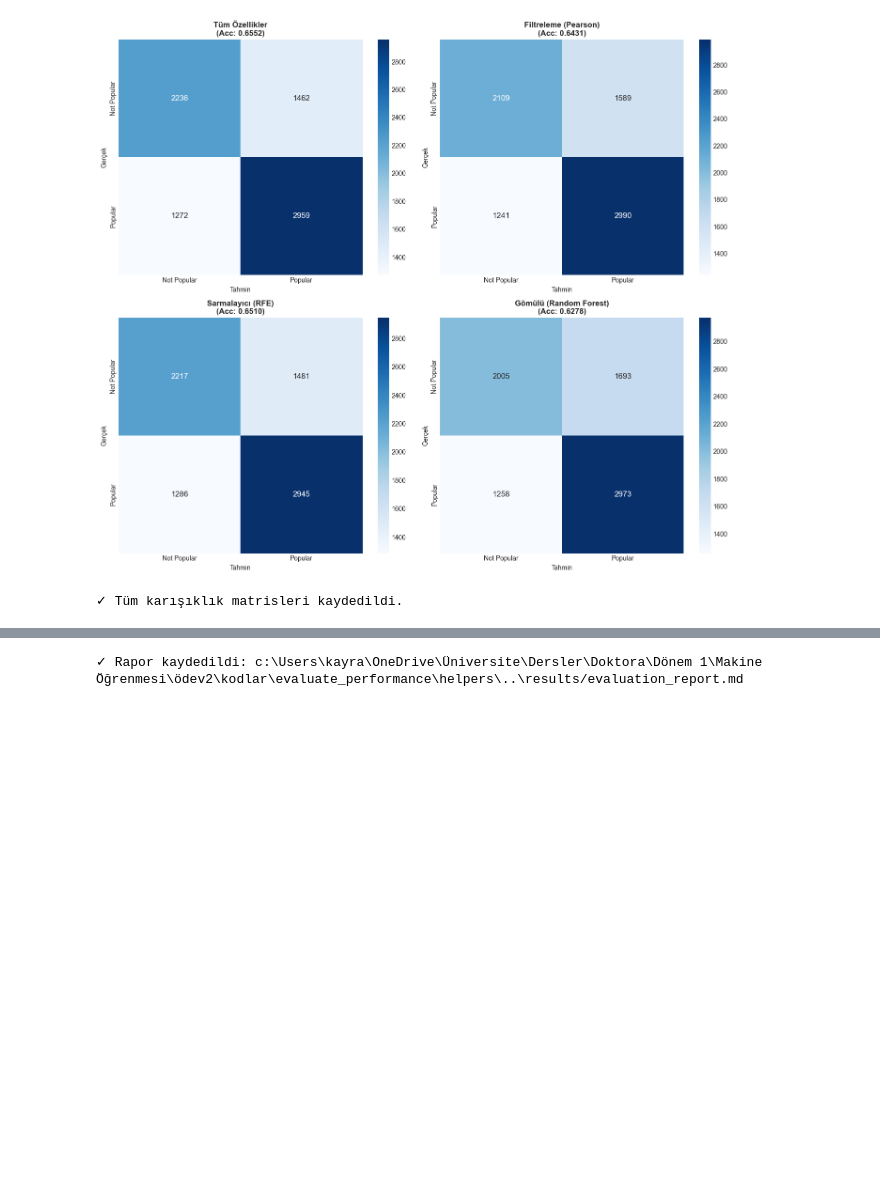
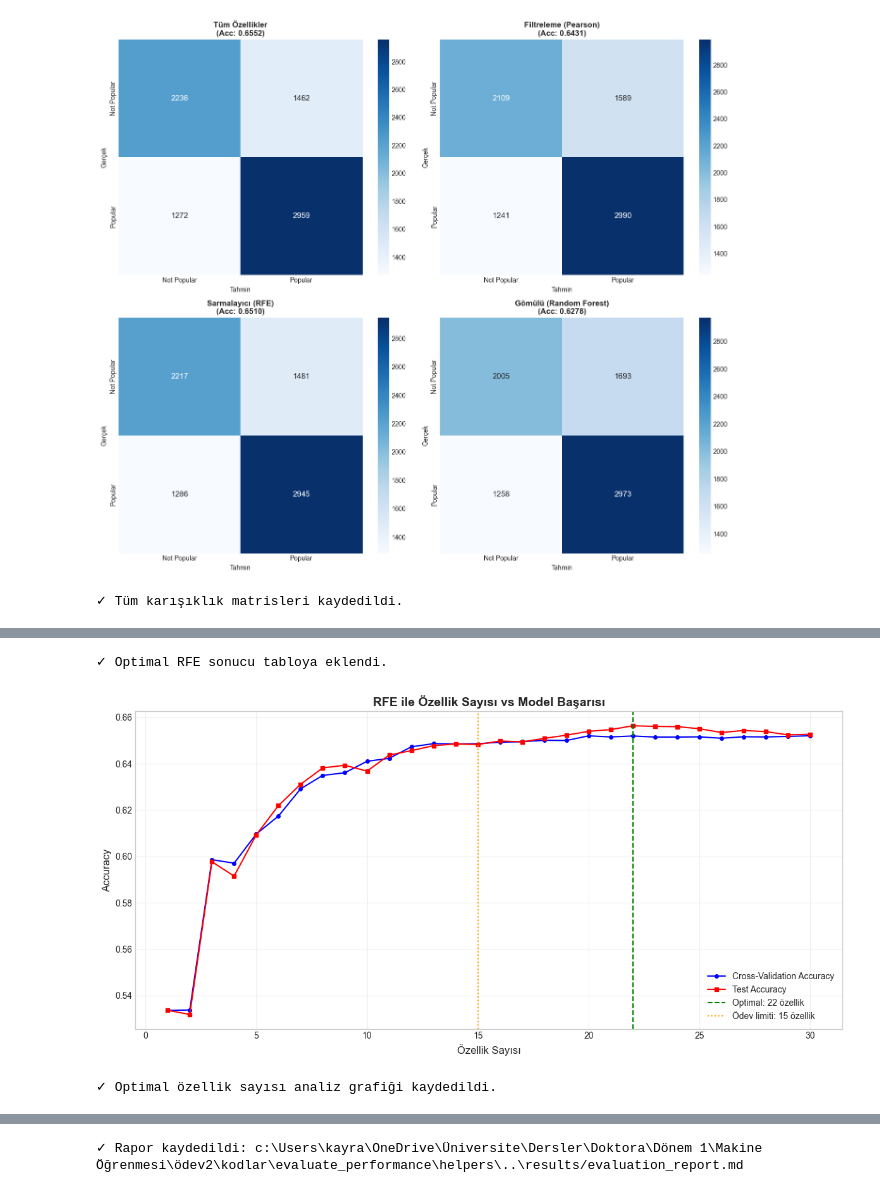
Before and after one commit to kaayra2000/logistic_regression_feature_selection, a Jupyter notebook: evaluate_performance/logistic_regression_evaluation.ipynb, the cells around one changed output, grey strips where cells are left out. Drawn from its saved outputs; the diff is of its cells as text; code cells hidden in the pictures; blank space fills up the shorter version.

```diff
--- a/evaluate_performance/logistic_regression_evaluation.ipynb
+++ b/evaluate_performance/logistic_regression_evaluation.ipynb
@@ -482,0 +591,17 @@ print(f"\n✓ Tüm karışıklık matrisleri kaydedildi.")
+# %%
+# En iyi özellik sayısını bul (test accuracy'ye göre)
+best_optimal = max(optimal_search_results, key=lambda x: x['test_accuracy'])
+optimal_n_features = best_optimal['n_features']
+optimal_test_accuracy = best_optimal['test_accuracy']
+optimal_cv_accuracy = best_optimal['cv_accuracy']
+optimal_features = best_optimal['selected_features']
+
+print("\n" + "=" * 70)
+print("🎯 OPTİMAL SONUÇ")
+print("=" * 70)
+print(f"\nEn iyi özellik sayısı: {optimal_n_features}")
+print(f"Cross-Validation Accuracy: {optimal_cv_accuracy:.4f}")
+print(f"Test Accuracy: {optimal_test_accuracy:.4f}")
+print(f"\nSeçilen özellikler:")
+for i, feat in enumerate(optimal_features, 1):
+    print(f"  {i}. {feat}")
@@ -482,0 +665,45 @@ print(f"\n✓ Tüm karışıklık matrisleri kaydedildi.")
+# %%
+# Optimal sonucu results'a ekle
+results['optimal_rfe'] = {
+    'name': f'RFE Optimal ({optimal_n_features} özellik)',
+    'feature_count': optimal_n_features,
+    'accuracy': optimal_metrics['accuracy'],
+    'f1_score': optimal_metrics['f1_score'],
+    'precision': optimal_metrics['precision'],
+    'recall': optimal_metrics['recall'],
+    'training_time': 0.0,  # Placeholder
+    'C': 1.0,
+    'y_pred': y_pred_optimal,
+    'y_test': y_test_full
+}
+
+print("✓ Optimal RFE sonucu tabloya eklendi.")
+# %% [output]
+✓ Optimal RFE sonucu tabloya eklendi.
+# %%
+# Özellik sayısı vs Accuracy grafiği
+fig, ax = plt.subplots(figsize=(12, 6))
+
+n_features_list = [r['n_features'] for r in optimal_search_results]
+cv_accuracies = [r['cv_accuracy'] for r in optimal_search_results]
+test_accuracies = [r['test_accuracy'] for r in optimal_search_results]
+
+ax.plot(n_features_list, cv_accuracies, 'b-o', label='Cross-Validation Accuracy', markersize=4)
+ax.plot(n_features_list, test_accuracies, 'r-s', label='Test Accuracy', markersize=4)
+ax.axvline(x=optimal_n_features, color='green', linestyle='--', label=f'Optimal: {optimal_n_features} özellik')
+ax.axvline(x=15, color='orange', linestyle=':', label='Ödev limiti: 15 özellik')
+
+ax.set_xlabel('Özellik Sayısı', fontsize=12)
+ax.set_ylabel('Accuracy', fontsize=12)
+ax.set_title('RFE ile Özellik Sayısı vs Model Başarısı', fontsize=14, fontweight='bold')
+ax.legend(loc='lower right')
+ax.grid(True, alpha=0.3)
+
+plt.tight_layout()
+plt.savefig(f"{get_results_dir()}/optimal_feature_count_analysis.png", dpi=150, bbox_inches='tight')
+plt.show()
+
+print(f"\n✓ Optimal özellik sayısı analiz grafiği kaydedildi.")
+# %% [output]
+[figure, added]
+✓ Optimal özellik sayısı analiz grafiği kaydedildi.
```
Also changed, not shown: parts of 27 cells of this notebook, 10 other files.
